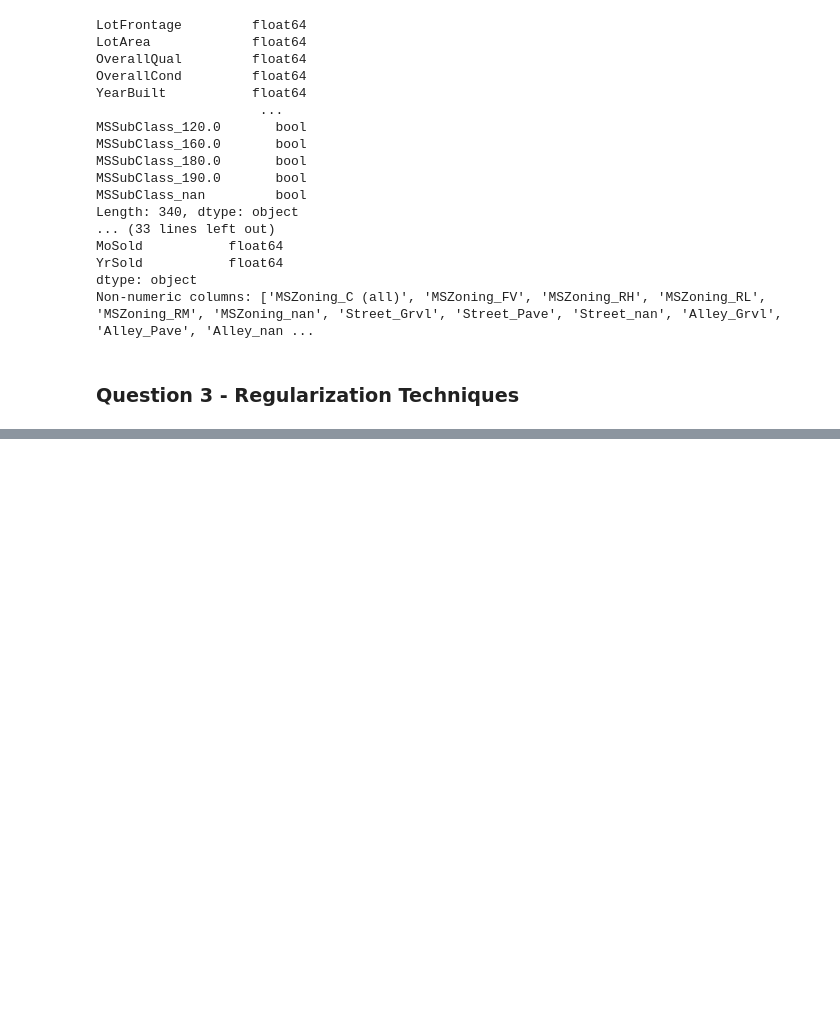
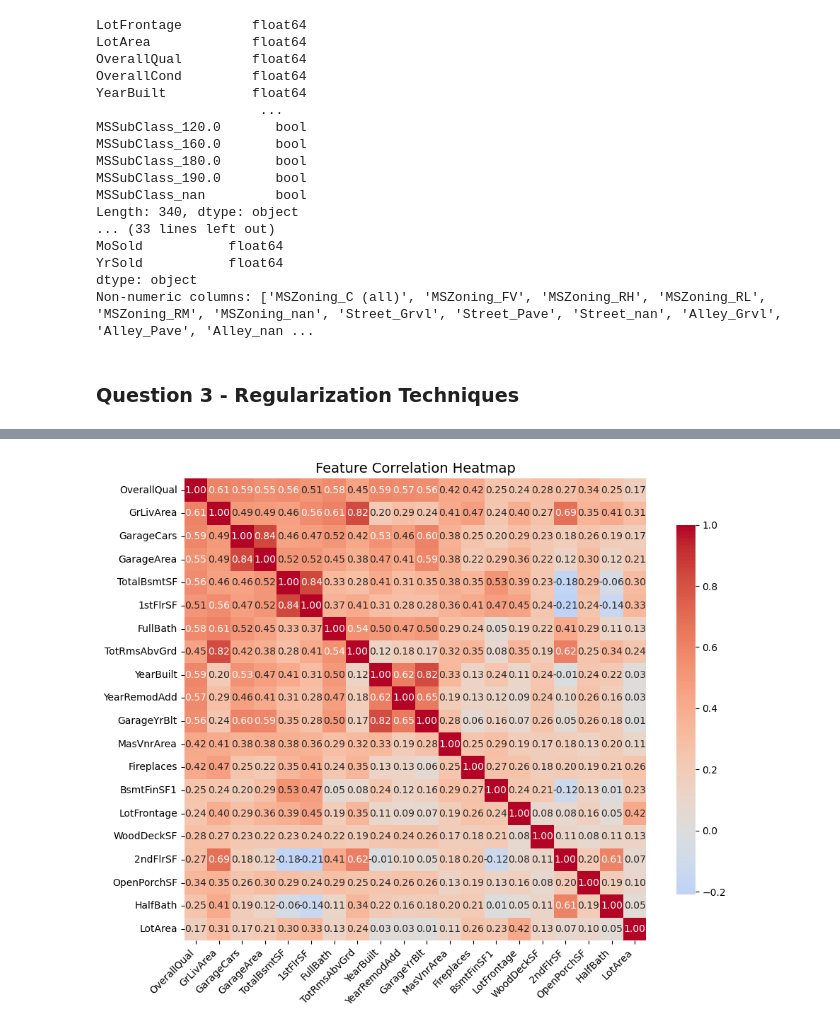
Before and after one commit to njohnson433/Machine-Learning-in-Finance-Insurance-HS25, a Jupyter notebook: project_1/pr1.ipynb, the cells around one changed output, grey strips where cells are left out. Drawn from its saved outputs; the diff is of its cells as text; code cells hidden in the pictures; blank space fills up the shorter version.

```diff
--- a/project_1/pr1.ipynb
+++ b/project_1/pr1.ipynb
@@ -822,0 +897,32 @@ Truncated Pseudoinverse                    240
+# %%
+import seaborn as sns
+import matplotlib.pyplot as plt
+import pandas as pd
+
+# Suppose your feature data is in a DataFrame called X
+# (e.g., your top correlated features subset)
+# X = housing_data[top_features]
+
+# Compute the correlation matrix
+corr_matrix = X.corr()
+
+# Set up the plot
+plt.figure(figsize=(10, 8))
+sns.heatmap(
+    corr_matrix,
+    annot=True,           # show correlation values
+    fmt=".2f",            # two decimal places
+    cmap="coolwarm",      # color palette
+    center=0,             # 0 correlation in middle of color range
+    square=True,          # square cells
+    cbar_kws={'shrink': 0.8}
+)
+
+# Add labels and title
+plt.title("Feature Correlation Heatmap", fontsize=14)
+plt.xticks(rotation=45, ha='right')
+plt.yticks(rotation=0)
+plt.tight_layout()
+plt.show()
+# %% [output]
+[figure, added]
```
Also changed, not shown: parts of 17 cells of this notebook.
